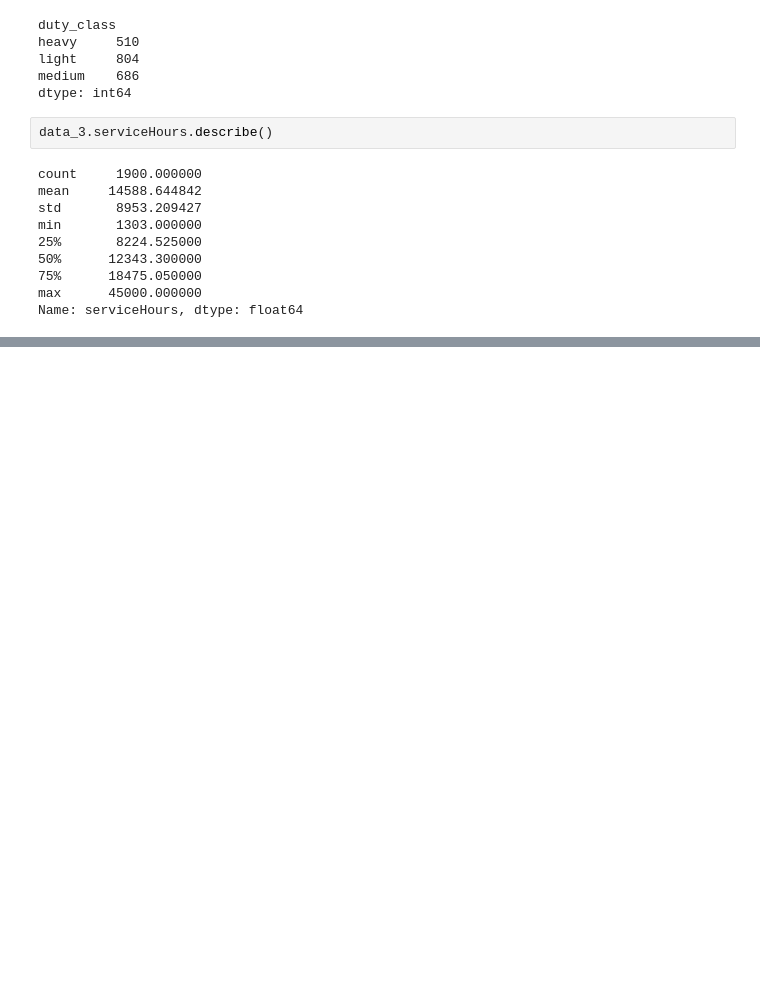
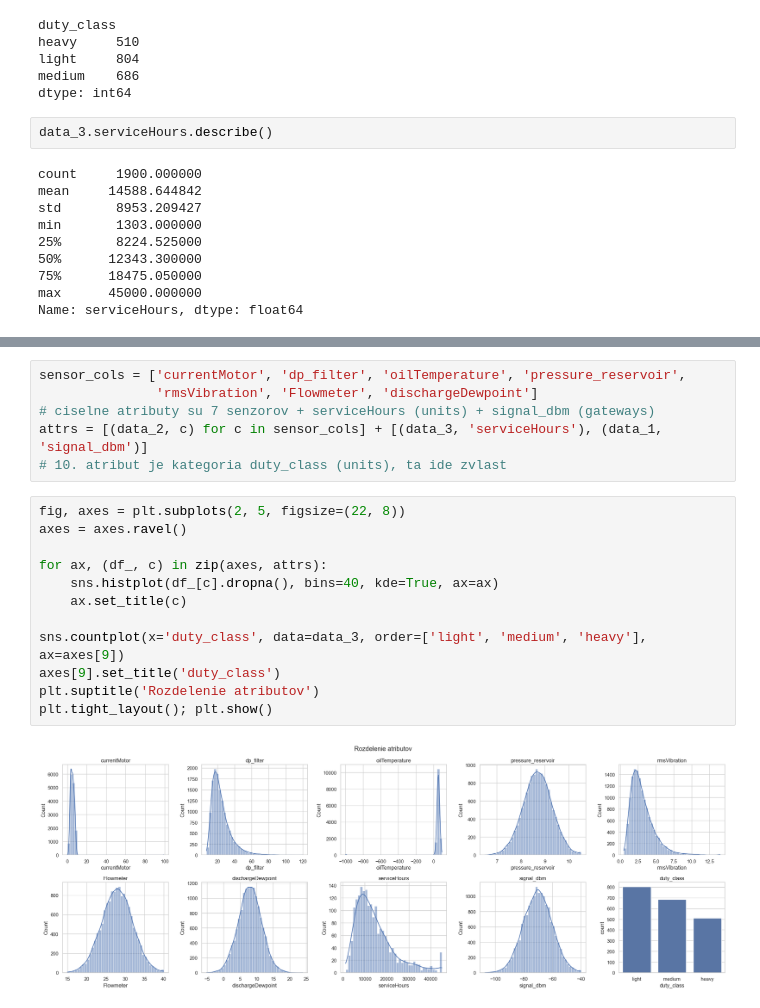
Before and after one commit to Walorean/Iau_project, a Jupyter notebook: test.ipynb, the cells around one changed output, grey strips where cells are left out. Drawn from its saved outputs; the diff is of its cells as text; blank space fills up the shorter version.

```diff
--- a/test.ipynb
+++ b/test.ipynb
@@ -371,0 +370,20 @@ array([[<Axes: title={'center': 'idDepot'}>,
+# %%
+sensor_cols = ['currentMotor', 'dp_filter', 'oilTemperature', 'pressure_reservoir',
+               'rmsVibration', 'Flowmeter', 'dischargeDewpoint']
+# ciselne atributy su 7 senzorov + serviceHours (units) + signal_dbm (gateways)
+attrs = [(data_2, c) for c in sensor_cols] + [(data_3, 'serviceHours'), (data_1, 'signal_dbm')]
+# 10. atribut je kategoria duty_class (units), ta ide zvlast
+# %%
+fig, axes = plt.subplots(2, 5, figsize=(22, 8))
+axes = axes.ravel()
+
+for ax, (df_, c) in zip(axes, attrs):
+    sns.histplot(df_[c].dropna(), bins=40, kde=True, ax=ax)
+    ax.set_title(c)
+
+sns.countplot(x='duty_class', data=data_3, order=['light', 'medium', 'heavy'], ax=axes[9])
+axes[9].set_title('duty_class')
+plt.suptitle('Rozdelenie atributov')
+plt.tight_layout(); plt.show()
+# %% [output]
+[figure, added]
```
Also changed, not shown: parts of 16 cells of this notebook.
